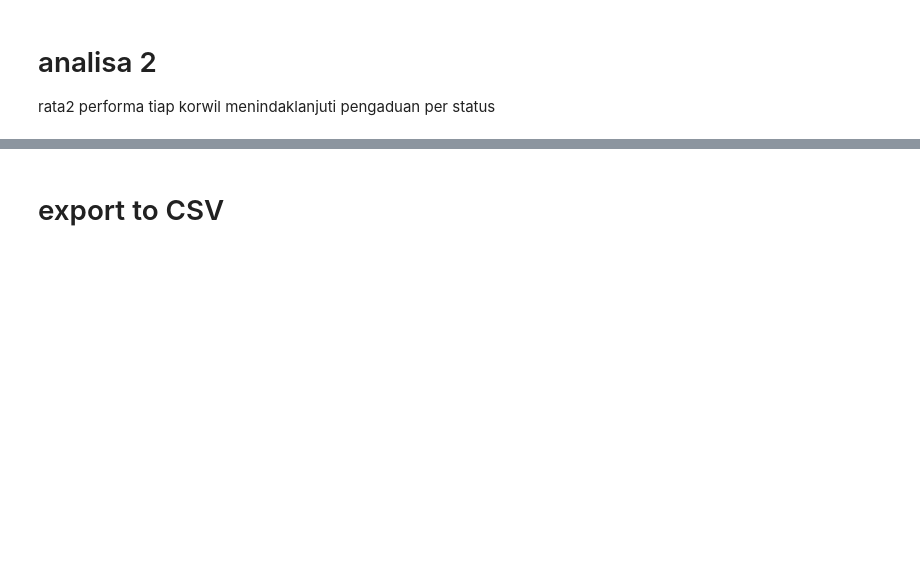
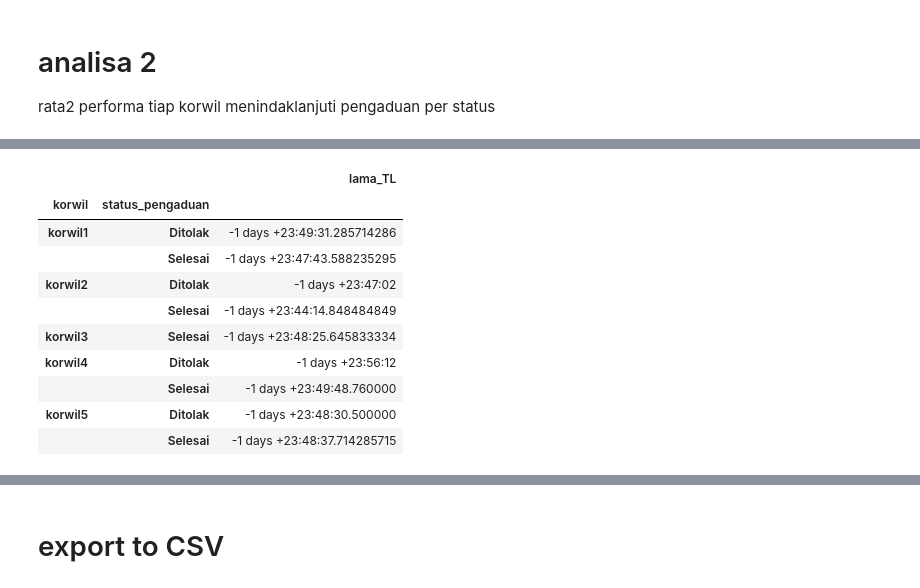
Before and after one commit to ekacs/simadu_analytical_insight, a Jupyter notebook: analisa_kinerja_TL_pengaduan_(01012019_07062022).ipynb, the cells around one changed output, grey strips where cells are left out. Cells and saved outputs as stored; diff of their text form; code cells hidden in the pictures; blank space fills up the shorter version.

```diff
--- a/analisa_kinerja_TL_pengaduan_(01012019_07062022).ipynb
+++ b/analisa_kinerja_TL_pengaduan_(01012019_07062022).ipynb
@@ -259,0 +289,17 @@ korwil_2022b
+# %%
+adminsek_2020 = datas4[(datas4['update_datetime'] >= "2020-01-01") & (datas4['insert_datetime']<= "2021-01-01")]
+adminsek_2020 = adminsek_2020[(adminsek_2020.status_pengaduan != 'Baru') & (adminsek_2020.status_pengaduan != 'Proses')]
+adminsek_2020 = adminsek_2020.groupby(['korwil','status_pengaduan']).agg({'lama_TL':'mean'})
+adminsek_2020
+# %% [output]
+|  |  | lama_TL |
+| korwil | status_pengaduan |  |
+| korwil1 | Ditolak | -1 days +23:49:31.285714286 |
+|  | Selesai | -1 days +23:47:43.588235295 |
+| korwil2 | Ditolak | -1 days +23:47:02 |
+|  | Selesai | -1 days +23:44:14.848484849 |
+| korwil3 | Selesai | -1 days +23:48:25.645833334 |
+| korwil4 | Ditolak | -1 days +23:56:12 |
+|  | Selesai | -1 days +23:49:48.760000 |
+| korwil5 | Ditolak | -1 days +23:48:30.500000 |
+|  | Selesai | -1 days +23:48:37.714285715 |
```
Also changed, not shown: parts of 22 cells of this notebook.
